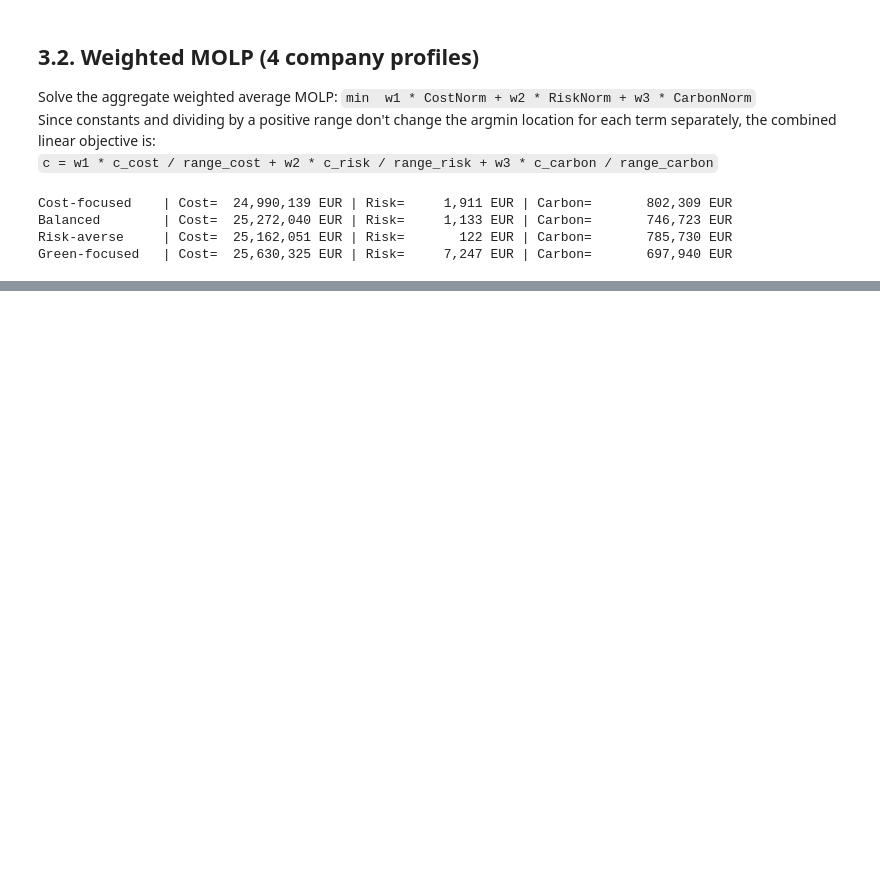
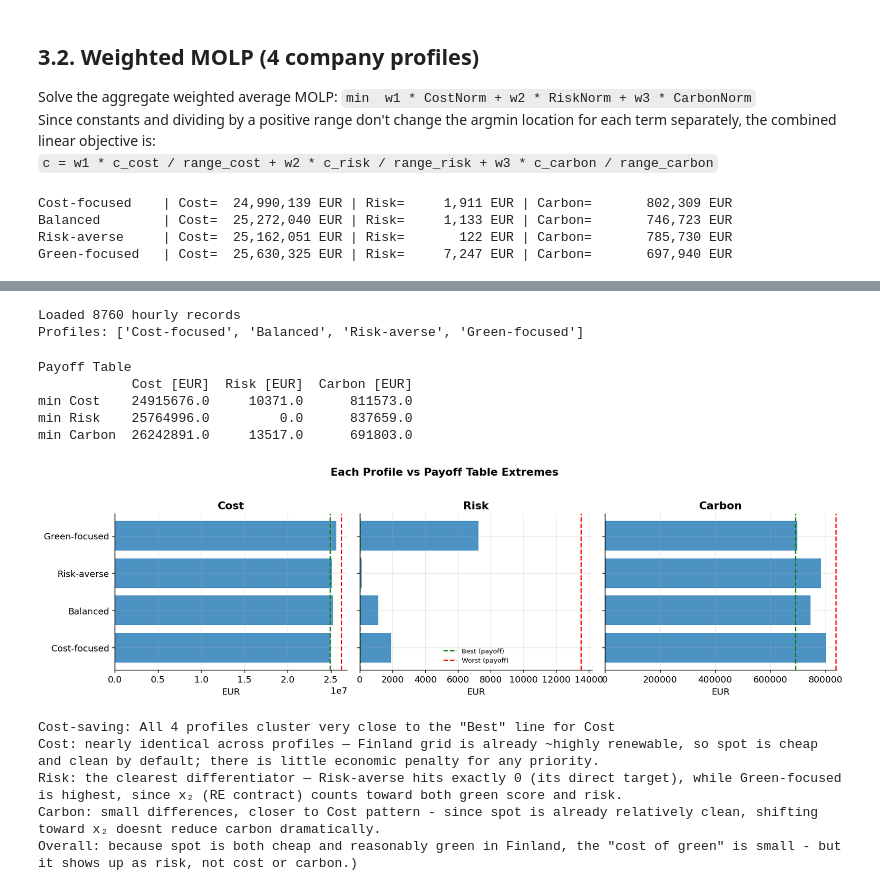
Before and after one commit to chitpham/energy-procurement-optimization, a Jupyter notebook: notebooks/02_optimization.ipynb, the cells around one changed output, grey strips where cells are left out. Drawn from its saved outputs; the diff is of its cells as text; code cells hidden in the pictures; blank space fills up the shorter version.

```diff
--- a/notebooks/02_optimization.ipynb
+++ b/notebooks/02_optimization.ipynb
@@ -342,0 +323,54 @@ Saved:
+# %%
+#Load Results
+results_df = pd.read_csv(RESULT_DIR / 'optimization_results.csv', index_col=0, parse_dates=True)
+payoff     = pd.read_csv(RESULT_DIR / 'payoff_table.csv', index_col=0)
+summary    = pd.read_csv(RESULT_DIR / 'profile_summary.csv', index_col=0)
+
+D = results_df['demand_mwh'].values
+profile_names = list(summary.index)
+print(f'Loaded {len(results_df)} hourly records')
+print(f'Profiles: {profile_names}')
+# %% [output]
+Loaded 8760 hourly records
+Profiles: ['Cost-focused', 'Balanced', 'Risk-averse', 'Green-focused']
+# %%
+# 4.1. Payoff under each profile vs Extreme
+print(f'\nPayoff Table')
+print(payoff.round(0))
+# %% [output]
+Payoff Table
+            Cost [EUR]  Risk [EUR]  Carbon [EUR]
+min Cost    24915676.0     10371.0      811573.0
+min Risk    25764996.0         0.0      837659.0
+min Carbon  26242891.0     13517.0      691803.0
+# %%
+# Visualize the trade-off: each profile's position relative to the payoff table extremes
+fig, axes = plt.subplots(1, 3, figsize=(14, 4), sharey = True)
+
+for ax, col, title in zip(axes, ['Cost [EUR]', 'Risk [EUR]', 'Carbon [EUR]'],
+                            ['Cost', 'Risk', 'Carbon']):
+    values = summary[col].values
+    ax.barh(profile_names, values, alpha=0.8)
+    ax.axvline(payoff[col].min(), color='green', linestyle='--', label='Best (payoff)')
+    ax.axvline(payoff[col].max(), color='red', linestyle='--', label='Worst (payoff)')
+    ax.set_title(title, fontweight='bold')
+    ax.set_xlabel('EUR')
+    if ax is axes[1]:
+        ax.legend(fontsize=8, frameon=False)
+
+plt.suptitle('Each Profile vs Payoff Table Extremes', fontweight='bold', y=1.02)
+plt.tight_layout()
+plt.savefig(FIG_DIR / '07_profile_vs_payoff.png', bbox_inches='tight')
+plt.show()
+print(f'Cost-saving: All 4 profiles cluster very close to the "Best" line for Cost')
+print(f'Cost: nearly identical across profiles — Finland grid is already ~highly renewable, so spot is cheap and clean by default; there is little economic penalty for any priority.')
+print(f'Risk: the clearest differentiator — Risk-averse hits exactly 0 (its direct target), while Green-focused is highest, since x₂ (RE contract) counts toward both green score and risk.')
+print(f'Carbon: small differences, closer to Cost pattern - since spot is already relatively clean, shifting toward x₂ doesnt reduce carbon dramatically.')
+print('Overall: because spot is both cheap and reasonably green in Finland, the "cost of green" is small - but it shows up as risk, not cost or carbon.)')
+# %% [output]
+[figure, added]
+Cost-saving: All 4 profiles cluster very close to the "Best" line for Cost
+Cost: nearly identical across profiles — Finland grid is already ~highly renewable, so spot is cheap and clean by default; there is little economic penalty for any priority.
+Risk: the clearest differentiator — Risk-averse hits exactly 0 (its direct target), while Green-focused is highest, since x₂ (RE contract) counts toward both green score and risk.
+Carbon: small differences, closer to Cost pattern - since spot is already relatively clean, shifting toward x₂ doesnt reduce carbon dramatically.
+Overall: because spot is both cheap and reasonably green in Finland, the "cost of green" is small - but it shows up as risk, not cost or carbon.)
```
Also changed, not shown: parts of 10 cells of this notebook.
